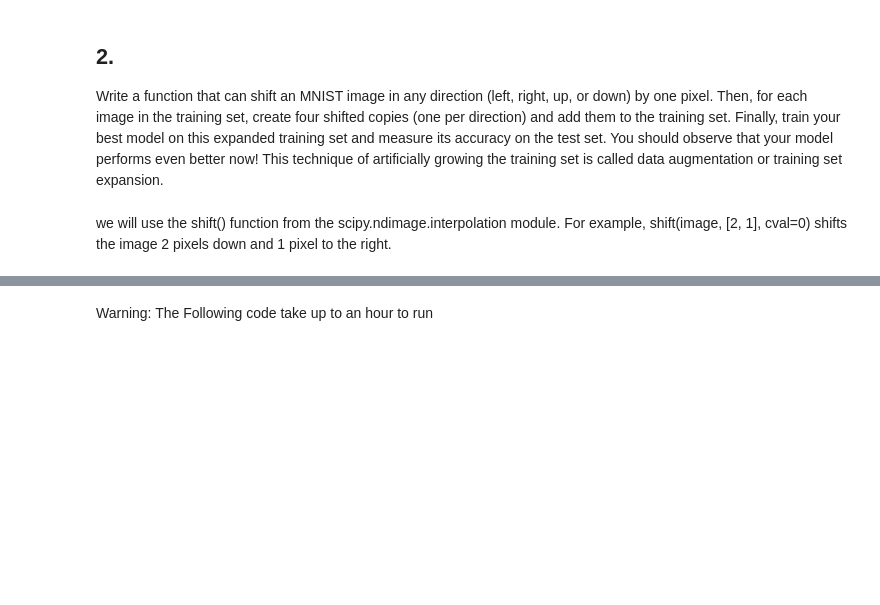
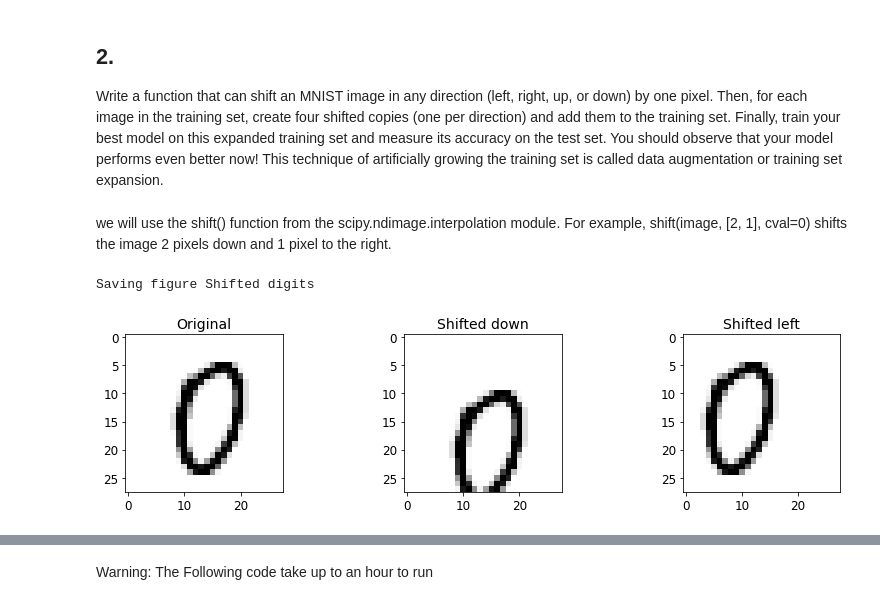
Before and after one commit to uzoochogu/Machine-Learning-Projects, a Jupyter notebook: mnist-digits-classification/mnist_dataset_classifcation.ipynb, the cells around one changed output, grey strips where cells are left out. Drawn from its saved outputs; the diff is of its cells as text; code cells hidden in the pictures; blank space fills up the shorter version.

```diff
--- a/mnist-digits-classification/mnist_dataset_classifcation.ipynb
+++ b/mnist-digits-classification/mnist_dataset_classifcation.ipynb
@@ -862,19 +863,23 @@ def shift_image(image, dx, dy):
 # %%
 image = X_train[1000]
 shifted_image_down = shift_image(image, 0, 5)
 shifted_image_left = shift_image(image, -5, 0)
 
 plt.figure(figsize=(12,3))
 plt.subplot(131)
 plt.title("Original", fontsize=14)
 plt.imshow(image.reshape(28, 28), interpolation="nearest", cmap="Greys")
 plt.subplot(132)
 plt.title("Shifted down", fontsize=14)
 plt.imshow(shifted_image_down.reshape(28, 28), interpolation="nearest", cmap="Greys")
 plt.subplot(133)
 plt.title("Shifted left", fontsize=14)
 plt.imshow(shifted_image_left.reshape(28, 28), interpolation="nearest", cmap="Greys")
+save_fig("Shifted digits", fig_extension="png")
 plt.show()
+# %% [output]
+Saving figure Shifted digits
+[figure, added]
 # %%
 X_train_augmented = [image for image in X_train]
 y_train_augmented = [label for label in y_train]
```
Also changed, not shown: parts of 11 cells of this notebook, 1 other file.
